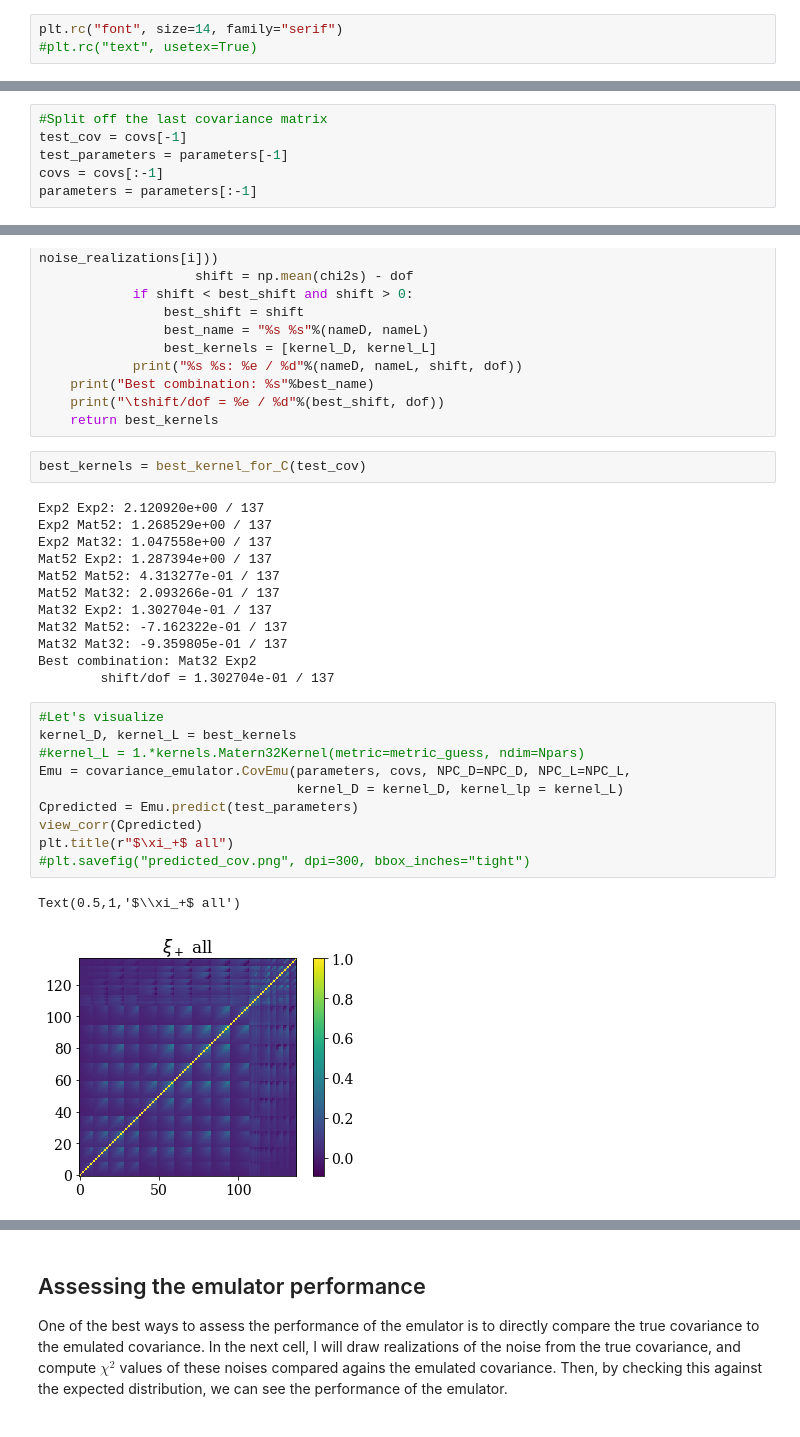
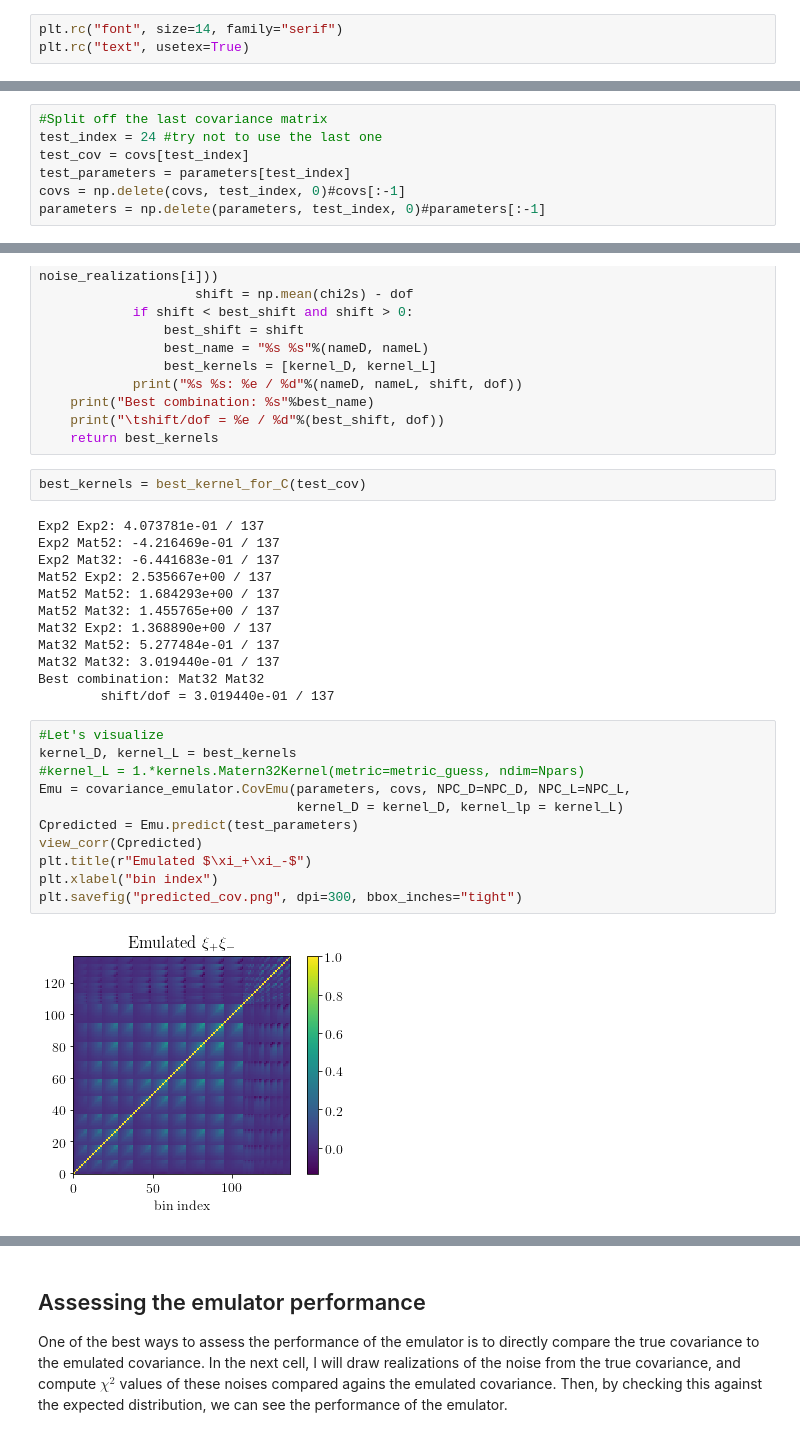
Before and after one commit to tmcclintock/covariance_emulator, a Jupyter notebook: notebooks/Emulating DES Part2: xi+xi- covariances.ipynb, the cells around one changed output, grey strips where cells are left out. Drawn from its saved outputs; the diff is of its cells as text.

Commit message:
Reran to make figures.

```diff
--- a/notebooks/Emulating DES Part2: xi+xi- covariances.ipynb
+++ b/notebooks/Emulating DES Part2: xi+xi- covariances.ipynb
@@ -10,7 +10,7 @@ import matplotlib.pyplot as plt
 %matplotlib inline
 # %%
 plt.rc("font", size=14, family="serif")
-#plt.rc("text", usetex=True)
+plt.rc("text", usetex=True)
 # %%
 #Read in the domain locations, or locations in parameter space
 parameters = np.loadtxt("cosmo_parameters.txt")
@@ -40,10 +40,11 @@ def view_corr(cov, lncov=False):
     return
 # %%
 #Split off the last covariance matrix
-test_cov = covs[-1]
-test_parameters = parameters[-1]
-covs = covs[:-1]
-parameters = parameters[:-1]
+test_index = 24 #try not to use the last one
+test_cov = covs[test_index]
+test_parameters = parameters[test_index]
+covs = np.delete(covs, test_index, 0)#covs[:-1]
+parameters = np.delete(parameters, test_index, 0)#parameters[:-1]
 # %%
 #Create an emulator
 NPC_D = 10
@@ -104,29 +105,29 @@ def best_kernel_for_C(C, N_samples=1000):
 # %%
 best_kernels = best_kernel_for_C(test_cov)
 # %% [output]
-Exp2 Exp2: 2.120920e+00 / 137
-Exp2 Mat52: 1.268529e+00 / 137
-Exp2 Mat32: 1.047558e+00 / 137
-Mat52 Exp2: 1.287394e+00 / 137
-Mat52 Mat52: 4.313277e-01 / 137
-Mat52 Mat32: 2.093266e-01 / 137
-Mat32 Exp2: 1.302704e-01 / 137
-Mat32 Mat52: -7.162322e-01 / 137
-Mat32 Mat32: -9.359805e-01 / 137
-Best combination: Mat32 Exp2
-        shift/dof = 1.302704e-01 / 137
+Exp2 Exp2: 4.073781e-01 / 137
+Exp2 Mat52: -4.216469e-01 / 137
+Exp2 Mat32: -6.441683e-01 / 137
+Mat52 Exp2: 2.535667e+00 / 137
+Mat52 Mat52: 1.684293e+00 / 137
+Mat52 Mat32: 1.455765e+00 / 137
+Mat32 Exp2: 1.368890e+00 / 137
+Mat32 Mat52: 5.277484e-01 / 137
+Mat32 Mat32: 3.019440e-01 / 137
+Best combination: Mat32 Mat32
+        shift/dof = 3.019440e-01 / 137
 # %%
 #Let's visualize
 kernel_D, kernel_L = best_kernels
 #kernel_L = 1.*kernels.Matern32Kernel(metric=metric_guess, ndim=Npars)
 Emu = covariance_emulator.CovEmu(parameters, covs, NPC_D=NPC_D, NPC_L=NPC_L,
                                  kernel_D = kernel_D, kernel_lp = kernel_L)
 Cpredicted = Emu.predict(test_parameters)
 view_corr(Cpredicted)
-plt.title(r"$\xi_+$ all")
-#plt.savefig("predicted_cov.png", dpi=300, bbox_inches="tight")
+plt.title(r"Emulated $\xi_+\xi_-$")
+plt.xlabel("bin index")
+plt.savefig("predicted_cov.png", dpi=300, bbox_inches="tight")
 # %% [output]
-Text(0.5,1,'$\\xi_+$ all')
-[figure, old version]
+[figure, new version]
 # %%
 view_corr(test_cov)
```
Also changed, not shown: parts of 6 cells of this notebook.
